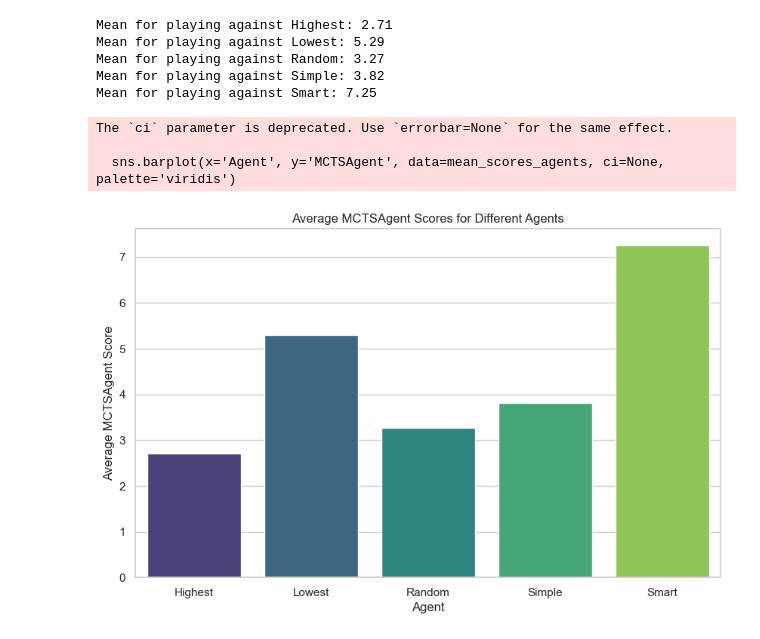
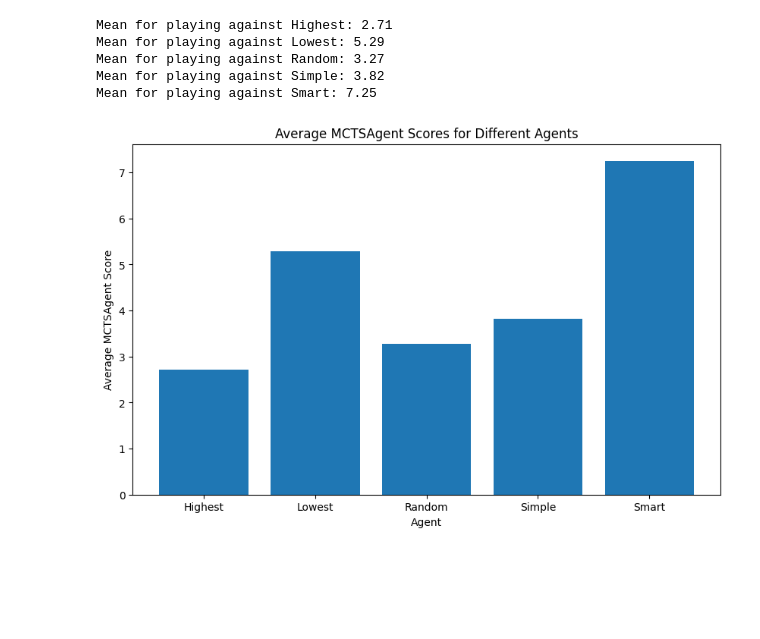
Before and after one commit to SirLeoIV/PlayIT, a Jupyter notebook: src/main/java/com/group09/playit/experiments/plots.ipynb, the cells around one changed output. Cells and saved outputs as stored; diff of their text form; code cells hidden in the pictures; blank space fills up the shorter version.

```diff
--- a/src/main/java/com/group09/playit/experiments/plots.ipynb
+++ b/src/main/java/com/group09/playit/experiments/plots.ipynb
@@ -383,38 +430,38 @@ Mean for C=1/Sqrt(2): 6.711, Variance: 45.30478378378356
 # %%
-from scipy.stats import bootstrap
+means = [np.mean(df_depth_55['MCTSAgent_Smart']),np.mean(df_depth_12['MCTSAgent_Smart']),np.mean(df_depth_8['MCTSAgent_Smart']),np.mean(df_depth_4['MCTSAgent_Smart'])]
+result = bootstrap((df_depth_55['MCTSAgent_Smart'],),statistic=np.mean,n_resamples=99999)
+ci_random = result.confidence_interval
+print(f"Bootstrap Confidence Interval of the Mean: {ci_random}")
 
-
-means = [np.mean(df_c_0_point_1['MCTSAgent_Smart']),np.mean(df_c_1_over_sqrt_2['MCTSAgent_Smart']),np.mean(df_c_2_0['MCTSAgent_Smart'])]
-result = bootstrap((df_c_0_point_1['MCTSAgent_Smart'],),statistic=np.mean,n_resamples=99999)
-ci_55 = result.confidence_interval
-print(f"Bootstrap Confidence Interval of the Mean: {ci_55}")
-
-result = bootstrap((df_c_1_over_sqrt_2['MCTSAgent_Smart'],),statistic=np.mean,n_resamples=99999)
+result = bootstrap((df_depth_12['MCTSAgent_Smart'],),statistic=np.mean,n_resamples=99999)
 ci_12 = result.confidence_interval
 print(f"Bootstrap Confidence Interval of the Mean: {ci_12}")
 
-result = bootstrap((df_c_2_0['MCTSAgent_Smart'],),statistic=np.mean,n_resamples=99999)
-ci_8 = result.confidence_interval
-print(f"Bootstrap Confidence Interval of the Mean: {ci_8}")
+result = bootstrap((df_depth_8['MCTSAgent_Smart'],),statistic=np.mean,n_resamples=99999)
+ci_smart = result.confidence_interval
+print(f"Bootstrap Confidence Interval of the Mean: {ci_smart}")
 
+result = bootstrap((df_depth_4['MCTSAgent_Smart'],),statistic=np.mean,n_resamples=99999)
+ci_4 = result.confidence_interval
+print(f"Bootstrap Confidence Interval of the Mean: {ci_4}")
 
-x_values = np.arange(len(means))
+x_values = np.arange(4)
 # Confidence intervals for the y-axis
-cis = [ci_55, ci_12, ci_8]
+cis = [ci_random, ci_12, ci_smart, ci_4]
 
 # Plot the confidence intervals
-plt.figure(figsize=(8, 6))
+plt.figure(figsize=(6, 4))
 
 for i, ci in enumerate(cis):
     plt.plot([i, i], ci, marker='_', color='grey', markersize=8, linewidth=2)
 
 plt.scatter(x_values, means, color='black', marker='o')
 
-plt.xticks(x_values, ['0.1', '1/sqrt(2)', '2.0'])
-plt.xlabel('Exploration Constant C')
+plt.xticks(x_values, ['No limit', 'Depth 12', 'Depth 8', 'Depth 4'])
+plt.xlabel('Depth used')
 plt.ylabel('Average Score')
-plt.axhline(y=6.5, color='blue', linestyle='--', label='Avg = 6.5')
-plt.title('Impact of Change in Exploration Constant of MCTS')
+plt.axhline(y=6.5, color='green', linestyle='--', label='Avg = 6.5')
+plt.title('Impact of Change in Maximum Depth of MCTS')
 plt.legend()
 plt.grid(True)
 plt.show()
@@ -507,38 +468,32 @@ Bootstrap Confidence Interval of the Mean: ConfidenceInterval(low=6.093, high=6.
 # %%
-import pandas as pd
-import matplotlib.pyplot as plt
-import seaborn as sns
 df_simple = pd.read_csv('results/MCTSAgent-SimpleAgent.csv')
 df_random = pd.read_csv('results/MCTSAgent-RandomAgent.csv')
 df_highest = pd.read_csv('results/MCTSAgent-HighestAgent.csv')
 df_lowest = pd.read_csv('results/MCTSAgent-LowestAgent.csv')
 df_smart = pd.read_csv('results/MCTSAgent-SmartAgent.csv')
 
 df_simple['Agent'] = 'Simple'
 df_random['Agent'] = 'Random'
 df_highest['Agent'] = 'Highest'
 df_lowest['Agent'] = 'Lowest'
 df_smart['Agent'] = 'Smart'
 
 df_combined_agents = pd.concat([df_simple, df_random, df_highest, df_lowest, df_smart])
 
 mean_scores_agents = df_combined_agents.groupby('Agent')['MCTSAgent'].mean().reset_index()
 for i, row in mean_scores_agents.iterrows():
     print(f"Mean for playing against {row['Agent']}: {row['MCTSAgent']:.2f}")
 
 plt.figure(figsize=(10, 6))
-sns.barplot(x='Agent', y='MCTSAgent', data=mean_scores_agents, ci=None, palette='viridis')
+plt.bar(mean_scores_agents['Agent'], mean_scores_agents['MCTSAgent'])
 plt.title('Average MCTSAgent Scores for Different Agents')
 plt.xlabel('Agent')
 plt.ylabel('Average MCTSAgent Score')
 plt.show()
 # %% [output]
 Mean for playing against Highest: 2.71
 Mean for playing against Lowest: 5.29
 Mean for playing against Random: 3.27
 Mean for playing against Simple: 3.82
 Mean for playing against Smart: 7.25
-The `ci` parameter is deprecated. Use `errorbar=None` for the same effect.
-
-  sns.barplot(x='Agent', y='MCTSAgent', data=mean_scores_agents, ci=None, palette='viridis')
-[figure, old version]
+[figure, new version]
```
Also changed, not shown: parts of 23 cells of this notebook, 6 other files.
